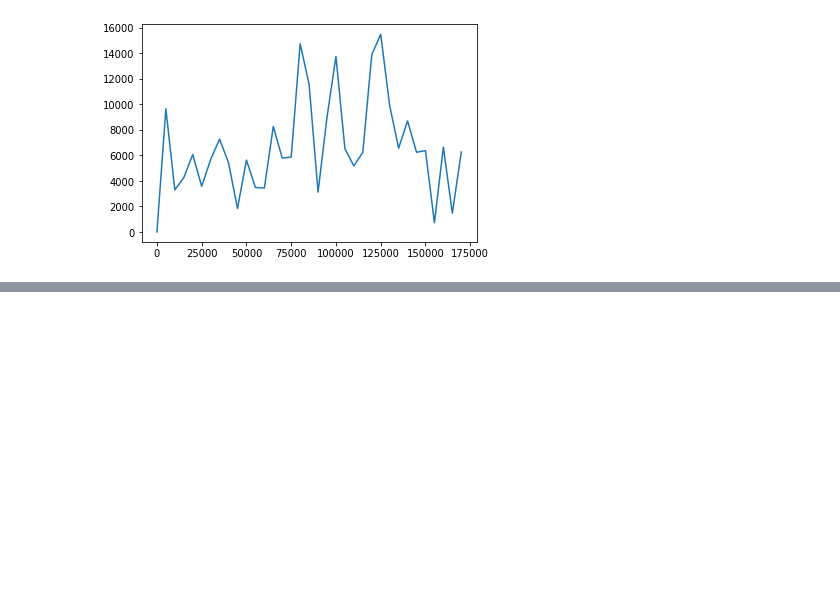
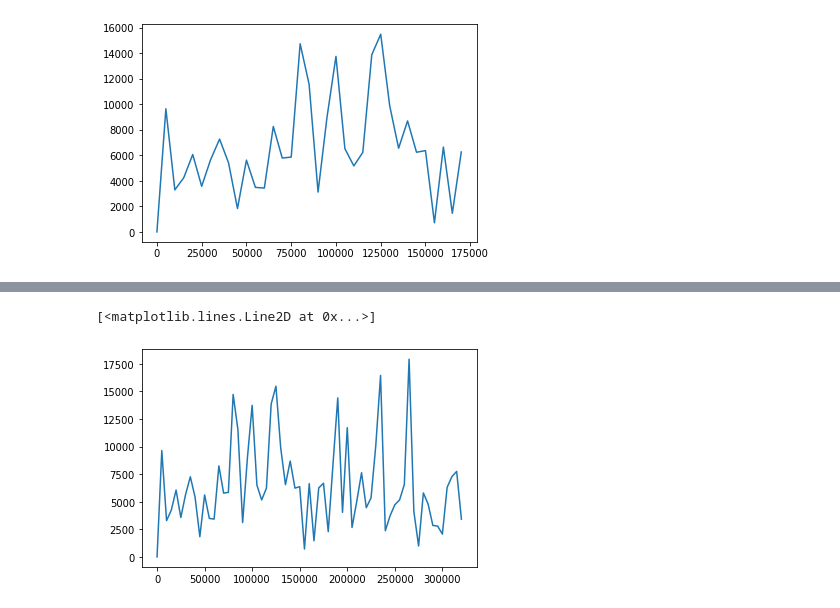
Before and after one commit to jplineb/all_drake_is_the_same, a Jupyter notebook: Source/experimental work/spectogram.ipynb, the cells around one changed output, grey strips where cells are left out. Saved outputs shown, nothing was run; the diff lists cells and outputs as text; code cells hidden in the pictures; blank space fills up the shorter version.

```diff
--- a/Source/experimental work/spectogram.ipynb
+++ b/Source/experimental work/spectogram.ipynb
@@ -134,0 +141,7 @@ plt.plot(times_1, amps_1)
+# %%
+new_track = test_track_1 + test_track_2
+new_track_amps = get_amplitudes(new_track, 5)
+plt.plot(new_track_amps[0], new_track_amps[1])
+# %% [output]
+[<matplotlib.lines.Line2D at 0x...>]
+[figure, added]
```
Also changed, not shown: parts of 1 cell of this notebook.
